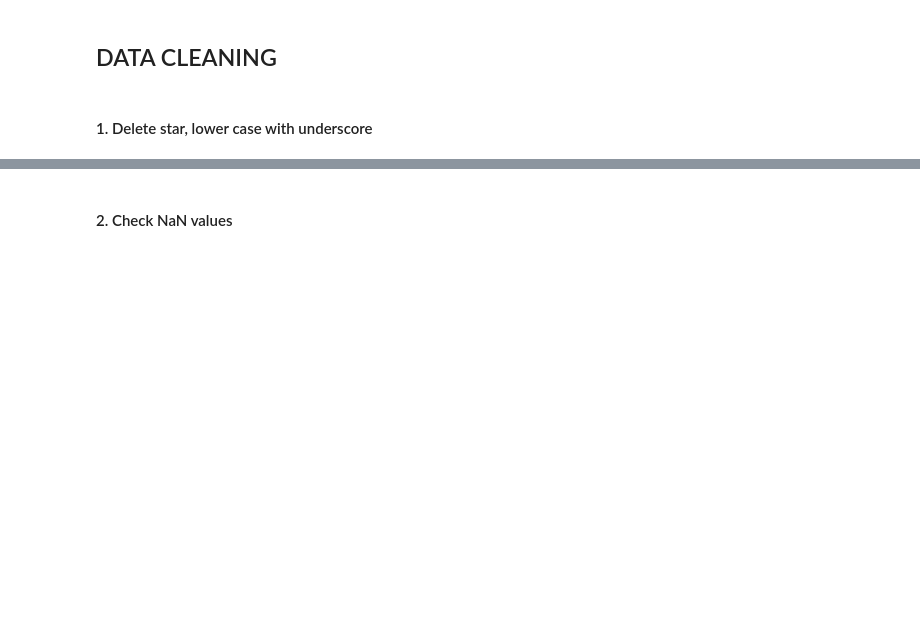
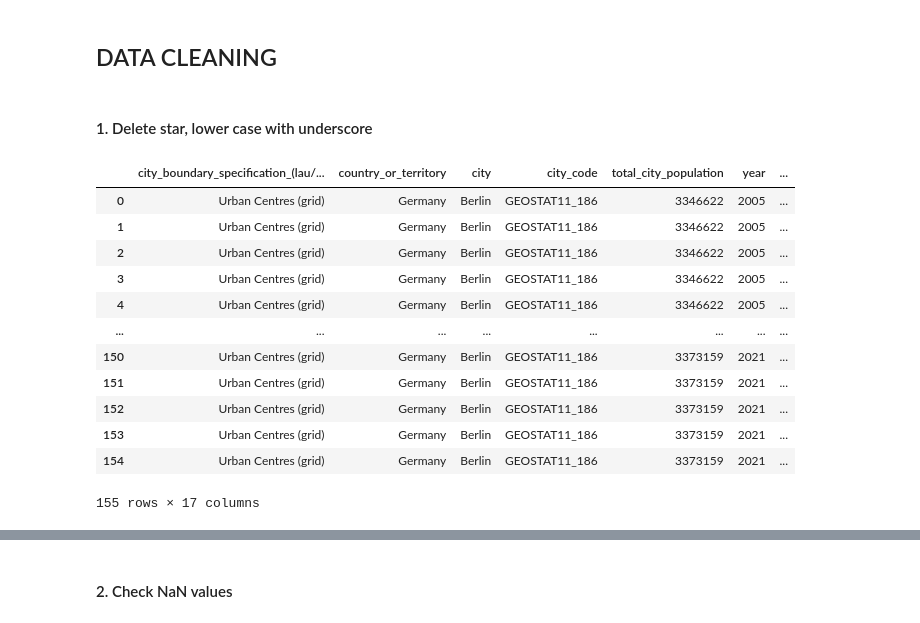
Before and after one commit to katchuli/PROJECT-Low-Emission-Zone-, a Jupyter notebook: files_for_the_project/Project_LOW_EMISSIONS_ZONE.ipynb, the cells around one changed output, grey strips where cells are left out. Drawn from its saved outputs; the diff is of its cells as text; code cells hidden in the pictures; blank space fills up the shorter version.

```diff
--- a/files_for_the_project/Project_LOW_EMISSIONS_ZONE.ipynb
+++ b/files_for_the_project/Project_LOW_EMISSIONS_ZONE.ipynb
@@ -77,4 +56,4 @@ display(df3)
 # %% [markdown]
 #### 1. Delete star, lower case with underscore
 # %%
-df3 = df3.rename(columns={'Total City Population *': 'Total City Population'})
+dfb = dfb.rename(columns={'Total City Population *': 'Total City Population'})
@@ -86,3 +72,3 @@ df3.columns = cols
 # %%
-df3 = df3.rename(columns={'populated area [km2]': 'populated area (Km$^2$)', 'air pollution average [ug/m3]': 'air pollution average ($\mu g$/m$^3$)', 'air pollution population weighted average [ug/m3]': 'air pollution population weighted average ($\mu g$/m$^3$)', 'premature deaths - lower ci': 'premature deaths - lower CI', 'premature deaths - upper ci': 'premature deaths - upper CI', 'years of life lost - lower ci': 'years of life lost - lower CI', 'years of life lost - upper ci': 'years of life lost - upper CI'
+dfb = dfb.rename(columns={'populated area [km2]': 'populated area (Km$^2$)', 'air pollution average [ug/m3]': 'air pollution average ($\mu g$/m$^3$)', 'air pollution population weighted average [ug/m3]': 'air pollution population weighted average ($\mu g$/m$^3$)', 'premature deaths - lower ci': 'premature deaths - lower CI', 'premature deaths - upper ci': 'premature deaths - upper CI', 'years of life lost - lower ci': 'years of life lost - lower CI', 'years of life lost - upper ci': 'years of life lost - upper CI'
   })
@@ -89,2 +78,2 @@ df3 = df3.rename(columns={'populated area [km2]': 'populated area (Km$^2$)', 'ai
 # %%
-df3.columns = df3.columns.str.replace(' ', '_')
+dfb.columns = dfb.columns.str.replace(' ', '_')
@@ -91 +82,17 @@ df3.columns = df3.columns.str.replace(' ', '_')
+# %%
+dfb
+# %% [output]
+|  | city_boundary_specification_(lau/... | country_or_territory | city | city_code | total_city_population | year | ... |
+| 0 | Urban Centres (grid) | Germany | Berlin | GEOSTAT11_186 | 3346622 | 2005 | ... |
+| 1 | Urban Centres (grid) | Germany | Berlin | GEOSTAT11_186 | 3346622 | 2005 | ... |
+| 2 | Urban Centres (grid) | Germany | Berlin | GEOSTAT11_186 | 3346622 | 2005 | ... |
+| 3 | Urban Centres (grid) | Germany | Berlin | GEOSTAT11_186 | 3346622 | 2005 | ... |
+| 4 | Urban Centres (grid) | Germany | Berlin | GEOSTAT11_186 | 3346622 | 2005 | ... |
+| ... | ... | ... | ... | ... | ... | ... | ... |
+| 150 | Urban Centres (grid) | Germany | Berlin | GEOSTAT11_186 | 3373159 | 2021 | ... |
+| 151 | Urban Centres (grid) | Germany | Berlin | GEOSTAT11_186 | 3373159 | 2021 | ... |
+| 152 | Urban Centres (grid) | Germany | Berlin | GEOSTAT11_186 | 3373159 | 2021 | ... |
+| 153 | Urban Centres (grid) | Germany | Berlin | GEOSTAT11_186 | 3373159 | 2021 | ... |
+| 154 | Urban Centres (grid) | Germany | Berlin | GEOSTAT11_186 | 3373159 | 2021 | ... |
+155 rows × 17 columns
 # %%
```
Also changed, not shown: parts of 48 cells of this notebook, 3 other files.
